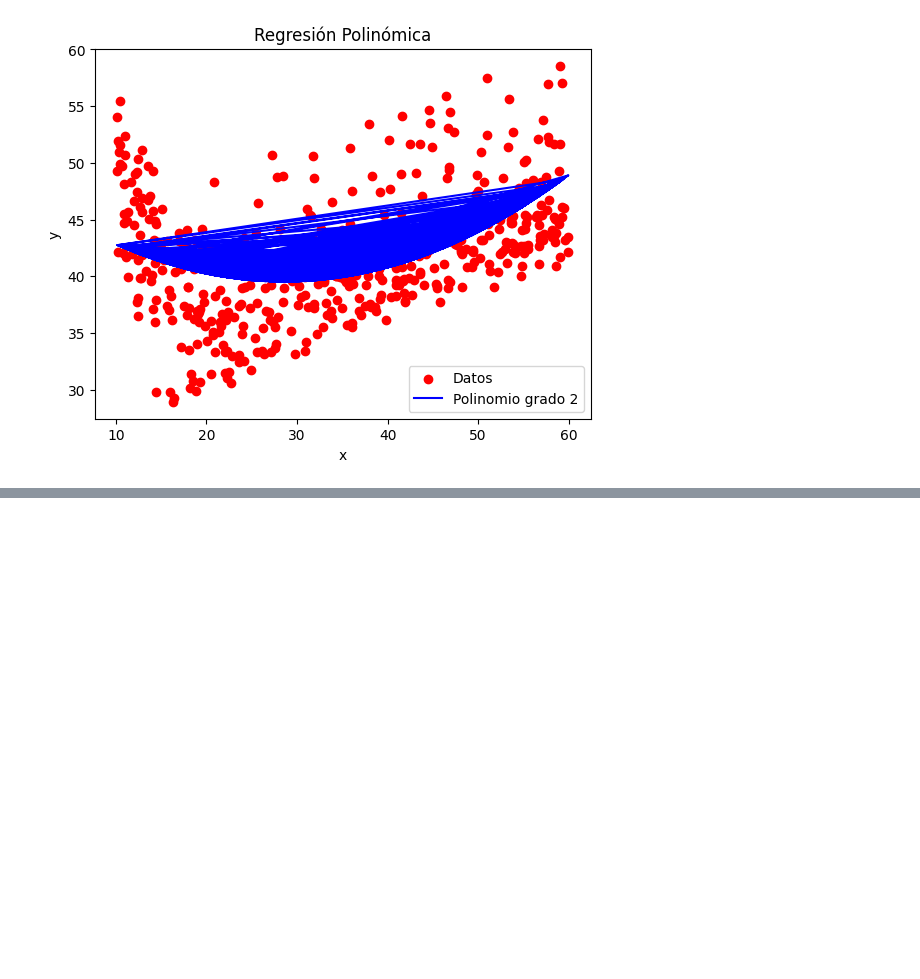
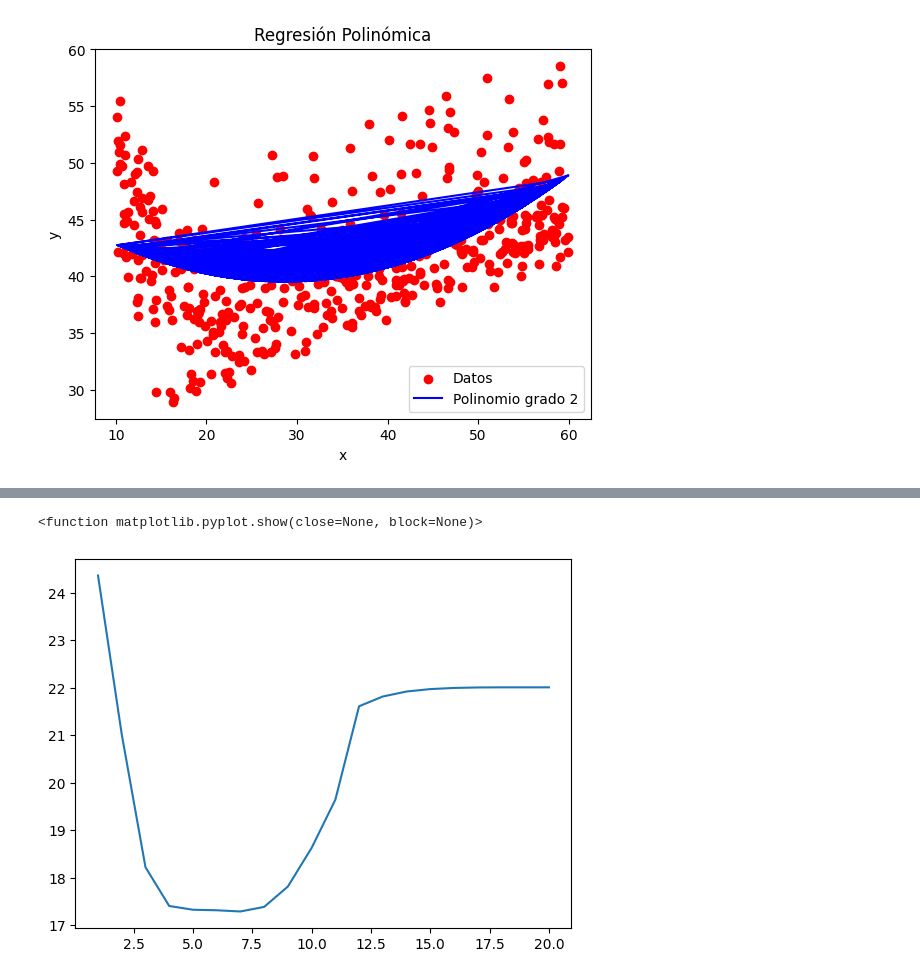
Before and after one commit to Emmatap31/Sumo_EjeCentral, a Jupyter notebook: regpolinomica.ipynb, the cells around one changed output, grey strips where cells are left out. Saved outputs shown, nothing was run; the diff lists cells and outputs as text; code cells hidden in the pictures; blank space fills up the shorter version.

```diff
--- a/regpolinomica.ipynb
+++ b/regpolinomica.ipynb
@@ -97,0 +93,6 @@ print(r2)
+# %%
+plt.plot(range(1,n+1), mses)
+plt.show
+# %% [output]
+<function matplotlib.pyplot.show(close=None, block=None)>
+[figure, added]
```
Also changed, not shown: parts of 20 cells of this notebook.
